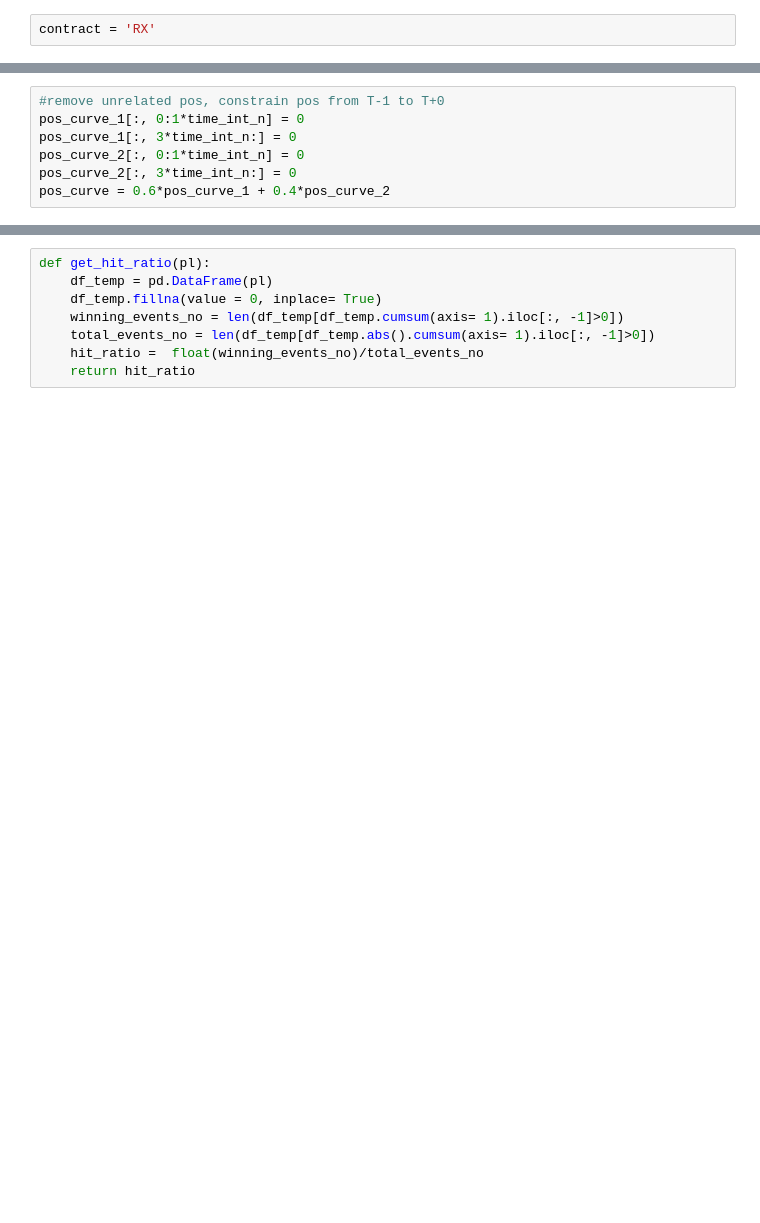
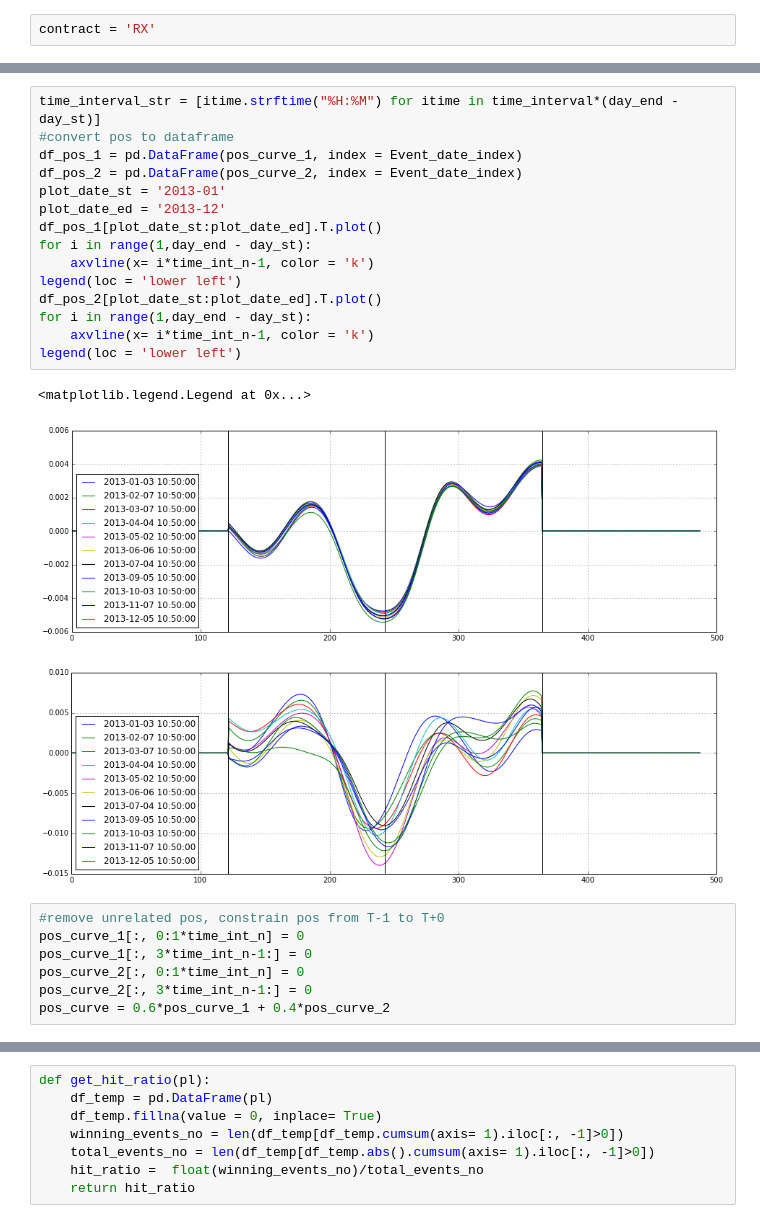
Before and after one commit to zhaovin/Convexity, a Jupyter notebook: event timing/code/FR.ipynb, the cells around one changed output, grey strips where cells are left out. Drawn from its saved outputs; the diff is of its cells as text; blank space fills up the shorter version.

```diff
--- a/event timing/code/FR.ipynb
+++ b/event timing/code/FR.ipynb
@@ -115,9 +165,28 @@ for i_row in arange(0, pos_curve_1.shape[0]):
+# %%
+time_interval_str = [itime.strftime("%H:%M") for itime in time_interval*(day_end -day_st)]
+#convert pos to dataframe
+df_pos_1 = pd.DataFrame(pos_curve_1, index = Event_date_index)
+df_pos_2 = pd.DataFrame(pos_curve_2, index = Event_date_index)
+plot_date_st = '2013-01'
+plot_date_ed = '2013-12'
+df_pos_1[plot_date_st:plot_date_ed].T.plot()
+for i in range(1,day_end - day_st):
+    axvline(x= i*time_int_n-1, color = 'k')
+legend(loc = 'lower left')
+df_pos_2[plot_date_st:plot_date_ed].T.plot()
+for i in range(1,day_end - day_st):
+    axvline(x= i*time_int_n-1, color = 'k')
+legend(loc = 'lower left')
+# %% [output]
+<matplotlib.legend.Legend at 0x...>
+[figure, added]
+[figure, added]
 # %%
 #remove unrelated pos, constrain pos from T-1 to T+0
 pos_curve_1[:, 0:1*time_int_n] = 0
-pos_curve_1[:, 3*time_int_n:] = 0
+pos_curve_1[:, 3*time_int_n-1:] = 0
 pos_curve_2[:, 0:1*time_int_n] = 0
-pos_curve_2[:, 3*time_int_n:] = 0
+pos_curve_2[:, 3*time_int_n-1:] = 0
 pos_curve = 0.6*pos_curve_1 + 0.4*pos_curve_2
 # %%
 #pos check
```
Also changed, not shown: parts of 27 cells of this notebook, 48 other files.
